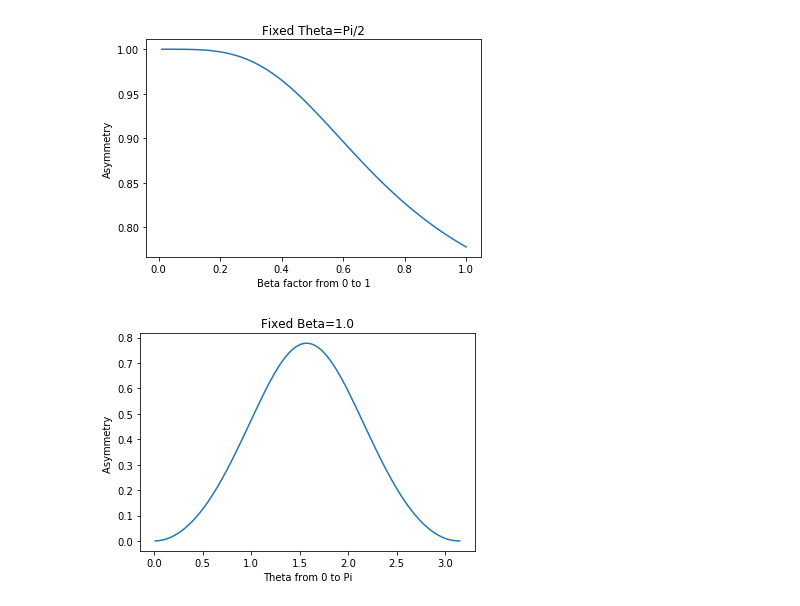
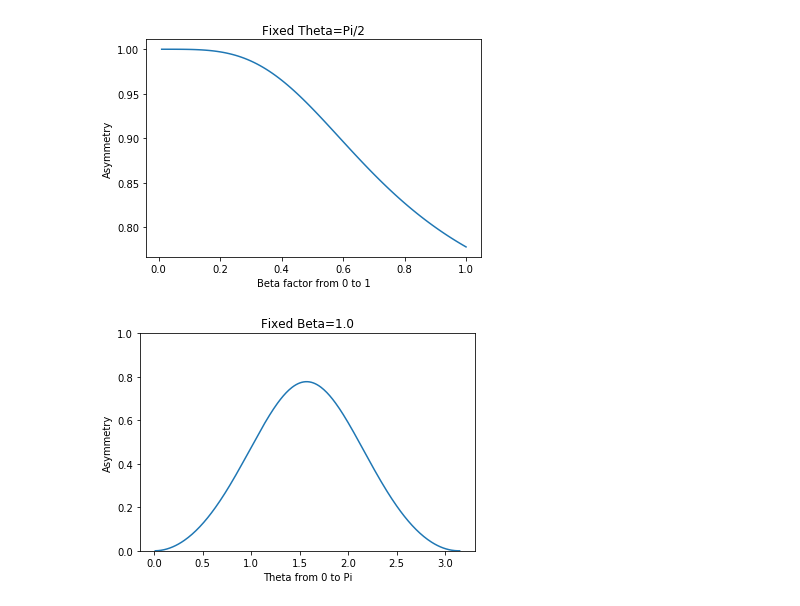
Before and after one commit to lciucu/ParityViolation, a Jupyter notebook: Asymmetry/Asymmetry.ipynb, the cells around one changed output. Drawn from its saved outputs; the diff is of its cells as text; code cells hidden in the pictures.

```diff
--- a/Asymmetry/Asymmetry.ipynb
+++ b/Asymmetry/Asymmetry.ipynb
@@ -115,8 +116,9 @@ nparray_fixedbeta_A=np.array(list_fixedbeta_A)
 # %%
 plt.plot(nparray_fixedbeta_theta,nparray_fixedbeta_A)
 plt.xlabel("Theta from 0 to Pi")
-plt.ylabel("Asymmetry ")
+plt.ylabel("Asymmetry")
+plt.ylim(0.0,1.0)
 plt.title("Fixed Beta=1.0")
 plt.savefig(outputFolderName+"/Asymmetry_vs_Theta.png")
 # %% [output]
-[figure, old version]
+[figure, new version]
```
Also changed, not shown: parts of 1 cell of this notebook, 8 other files.
